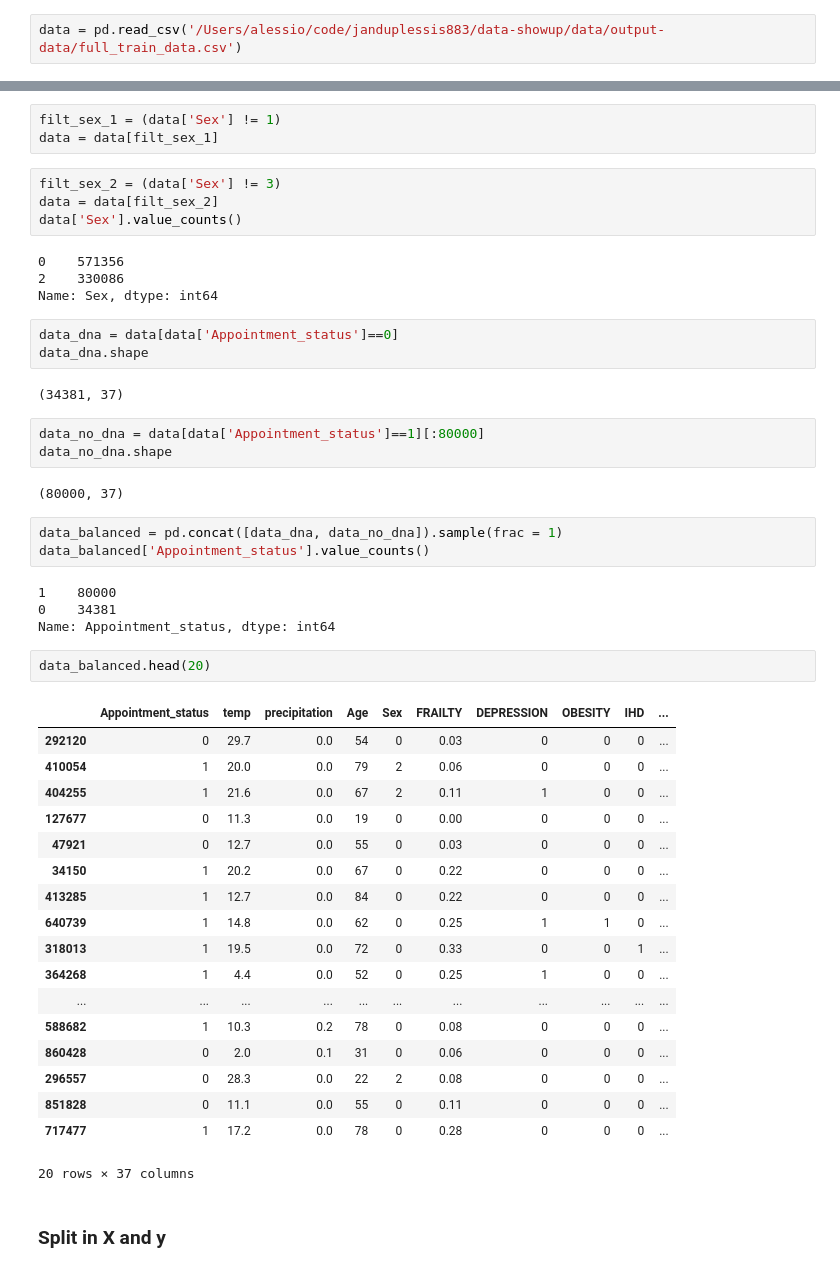
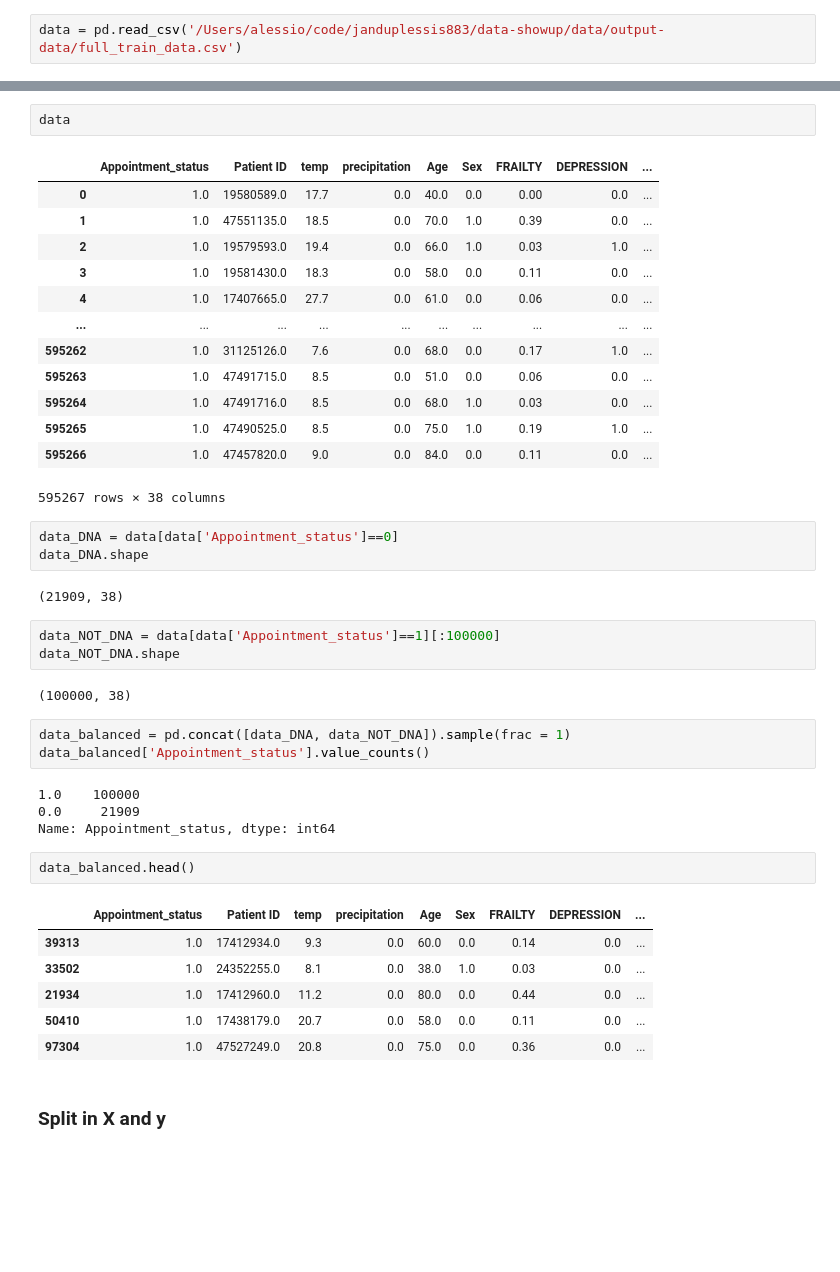
Before and after one commit to janduplessis883/project-showupforhealth, a Jupyter notebook: notebooks/alex_DL_UNBALANCED_Data.ipynb, the cells around one changed output, grey strips where cells are left out. Drawn from its saved outputs; the diff is of its cells as text; blank space fills up the shorter version.

```diff
--- a/notebooks/alex_DL_UNBALANCED_Data.ipynb
+++ b/notebooks/alex_DL_UNBALANCED_Data.ipynb
@@ -35,52 +49,45 @@ Name: Appointment_status, dtype: int64
-# %%
-filt_sex_1 = (data['Sex'] != 1)
-data = data[filt_sex_1]
-# %%
-filt_sex_2 = (data['Sex'] != 3)
-data = data[filt_sex_2]
-data['Sex'].value_counts()
-# %% [output]
-0    571356
-2    330086
-Name: Sex, dtype: int64
+# %%
+data
+# %% [output]
+|  | Appointment_status | Patient ID | temp | precipitation | Age | Sex | FRAILTY | DEPRESSION | ... |
+| 0 | 1.0 | 19580589.0 | 17.7 | 0.0 | 40.0 | 0.0 | 0.00 | 0.0 | ... |
+| 1 | 1.0 | 47551135.0 | 18.5 | 0.0 | 70.0 | 1.0 | 0.39 | 0.0 | ... |
+| 2 | 1.0 | 19579593.0 | 19.4 | 0.0 | 66.0 | 1.0 | 0.03 | 1.0 | ... |
+| 3 | 1.0 | 19581430.0 | 18.3 | 0.0 | 58.0 | 0.0 | 0.11 | 0.0 | ... |
+| 4 | 1.0 | 17407665.0 | 27.7 | 0.0 | 61.0 | 0.0 | 0.06 | 0.0 | ... |
+| ... | ... | ... | ... | ... | ... | ... | ... | ... | ... |
+| 595262 | 1.0 | 31125126.0 | 7.6 | 0.0 | 68.0 | 0.0 | 0.17 | 1.0 | ... |
+| 595263 | 1.0 | 47491715.0 | 8.5 | 0.0 | 51.0 | 0.0 | 0.06 | 0.0 | ... |
+| 595264 | 1.0 | 47491716.0 | 8.5 | 0.0 | 68.0 | 1.0 | 0.03 | 0.0 | ... |
+| 595265 | 1.0 | 47490525.0 | 8.5 | 0.0 | 75.0 | 1.0 | 0.19 | 1.0 | ... |
+| 595266 | 1.0 | 47457820.0 | 9.0 | 0.0 | 84.0 | 0.0 | 0.11 | 0.0 | ... |
+595267 rows × 38 columns
 # %%
-data_dna = data[data['Appointment_status']==0]
-data_dna.shape
+data_DNA = data[data['Appointment_status']==0]
+data_DNA.shape
 # %% [output]
-(34381, 37)
+(21909, 38)
 # %%
-data_no_dna = data[data['Appointment_status']==1][:80000]
-data_no_dna.shape
+data_NOT_DNA = data[data['Appointment_status']==1][:100000]
+data_NOT_DNA.shape
 # %% [output]
-(80000, 37)
+(100000, 38)
 # %%
-data_balanced = pd.concat([data_dna, data_no_dna]).sample(frac = 1)
+data_balanced = pd.concat([data_DNA, data_NOT_DNA]).sample(frac = 1)
 data_balanced['Appointment_status'].value_counts()
 # %% [output]
-1    80000
-0    34381
+1.0    100000
+0.0     21909
 Name: Appointment_status, dtype: int64
 # %%
-data_balanced.head(20)
+data_balanced.head()
 # %% [output]
-|  | Appointment_status | temp | precipitation | Age | Sex | FRAILTY | DEPRESSION | OBESITY | IHD | ... |
-| 292120 | 0 | 29.7 | 0.0 | 54 | 0 | 0.03 | 0 | 0 | 0 | ... |
-| 410054 | 1 | 20.0 | 0.0 | 79 | 2 | 0.06 | 0 | 0 | 0 | ... |
-| 404255 | 1 | 21.6 | 0.0 | 67 | 2 | 0.11 | 1 | 0 | 0 | ... |
-| 127677 | 0 | 11.3 | 0.0 | 19 | 0 | 0.00 | 0 | 0 | 0 | ... |
-| 47921 | 0 | 12.7 | 0.0 | 55 | 0 | 0.03 | 0 | 0 | 0 | ... |
-| 34150 | 1 | 20.2 | 0.0 | 67 | 0 | 0.22 | 0 | 0 | 0 | ... |
-| 413285 | 1 | 12.7 | 0.0 | 84 | 0 | 0.22 | 0 | 0 | 0 | ... |
-| 640739 | 1 | 14.8 | 0.0 | 62 | 0 | 0.25 | 1 | 1 | 0 | ... |
-| 318013 | 1 | 19.5 | 0.0 | 72 | 0 | 0.33 | 0 | 0 | 1 | ... |
-| 364268 | 1 | 4.4 | 0.0 | 52 | 0 | 0.25 | 1 | 0 | 0 | ... |
-| ... | ... | ... | ... | ... | ... | ... | ... | ... | ... | ... |
-| 588682 | 1 | 10.3 | 0.2 | 78 | 0 | 0.08 | 0 | 0 | 0 | ... |
-| 860428 | 0 | 2.0 | 0.1 | 31 | 0 | 0.06 | 0 | 0 | 0 | ... |
-| 296557 | 0 | 28.3 | 0.0 | 22 | 2 | 0.08 | 0 | 0 | 0 | ... |
-| 851828 | 0 | 11.1 | 0.0 | 55 | 0 | 0.11 | 0 | 0 | 0 | ... |
-| 717477 | 1 | 17.2 | 0.0 | 78 | 0 | 0.28 | 0 | 0 | 0 | ... |
+|  | Appointment_status | Patient ID | temp | precipitation | Age | Sex | FRAILTY | DEPRESSION | ... |
+| 39313 | 1.0 | 17412934.0 | 9.3 | 0.0 | 60.0 | 0.0 | 0.14 | 0.0 | ... |
+| 33502 | 1.0 | 24352255.0 | 8.1 | 0.0 | 38.0 | 1.0 | 0.03 | 0.0 | ... |
+| 21934 | 1.0 | 17412960.0 | 11.2 | 0.0 | 80.0 | 0.0 | 0.44 | 0.0 | ... |
+| 50410 | 1.0 | 17438179.0 | 20.7 | 0.0 | 58.0 | 0.0 | 0.11 | 0.0 | ... |
+| 97304 | 1.0 | 47527249.0 | 20.8 | 0.0 | 75.0 | 0.0 | 0.36 | 0.0 | ... |
-20 rows × 37 columns
 # %% [markdown]
 ### Split in X and y
 # %%
```
Also changed, not shown: parts of 43 cells of this notebook.
